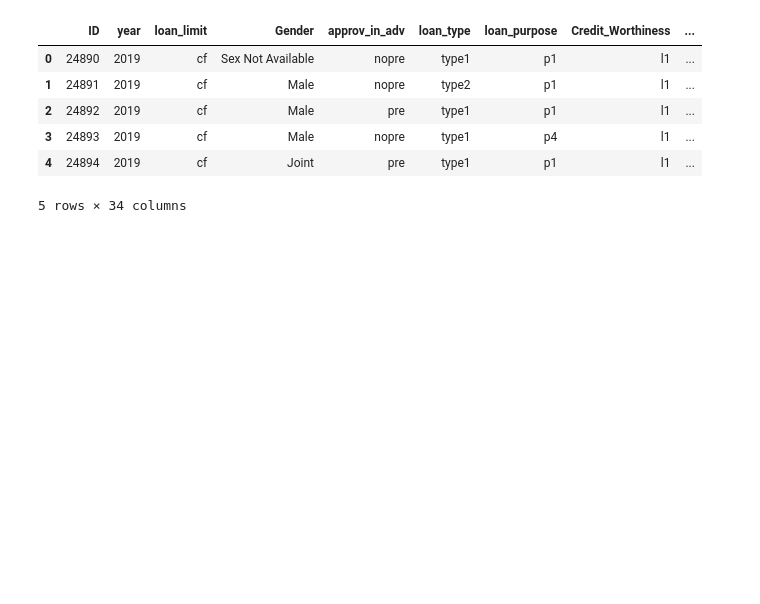
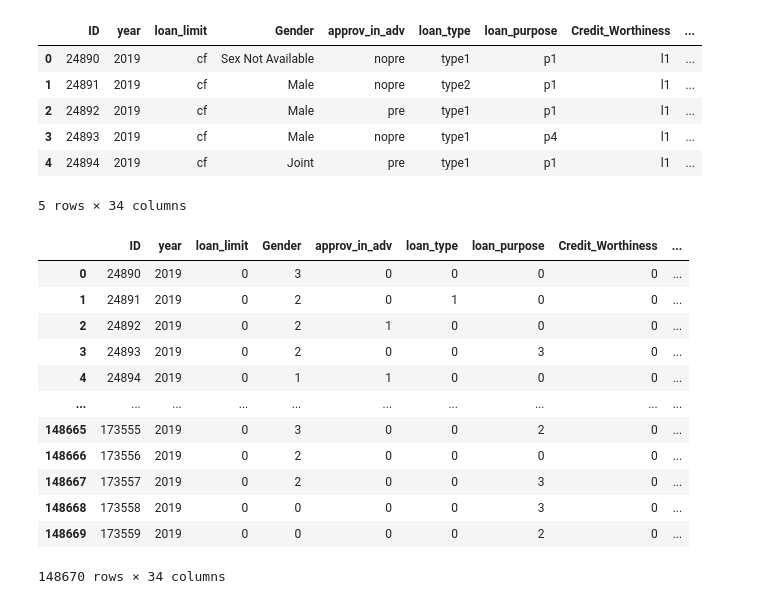
Before and after one commit to springboardmentor846-alt/CreditPathAI, a Jupyter notebook: notebooks/Milestone4.ipynb, the cells around one changed output. Cells and saved outputs as stored; diff of their text form; code cells hidden in the pictures; blank space fills up the shorter version.

```diff
--- a/notebooks/Milestone4.ipynb
+++ b/notebooks/Milestone4.ipynb
@@ -23,10 +21,12 @@ x = df.drop( ["ID"], axis=1)
-# %%
-# numeric and categorical separation
-num_cols = df.select_dtypes(include=['int64', 'float64']).columns
-cat_cols = df.select_dtypes(include=['object']).columns
-
-# fill missing numeric values
-df[num_cols] = df[num_cols].fillna(df[num_cols].median())
-
-# fill missing categorical values
-df[cat_cols] = df[cat_cols].fillna(df[cat_cols].mode().iloc[0])
+# %%
+# Convert all object columns to category codes
+for col in df.columns:
+    if df[col].dtype == 'object':
+        df[col] = df[col].astype('category').cat.codes
+
+# Fill missing values
+df = df.fillna(df.median(numeric_only=True))
+df = df.fillna(df.mode().iloc[0])
+
+# Ensure target column is integer
+df["Status"] = df["Status"].astype(int)
@@ -32,0 +36,16 @@ df[cat_cols] = df[cat_cols].fillna(df[cat_cols].mode().iloc[0])
+# %%
+df
+# %% [output]
+|  | ID | year | loan_limit | Gender | approv_in_adv | loan_type | loan_purpose | Credit_Worthiness | ... |
+| 0 | 24890 | 2019 | 0 | 3 | 0 | 0 | 0 | 0 | ... |
+| 1 | 24891 | 2019 | 0 | 2 | 0 | 1 | 0 | 0 | ... |
+| 2 | 24892 | 2019 | 0 | 2 | 1 | 0 | 0 | 0 | ... |
+| 3 | 24893 | 2019 | 0 | 2 | 0 | 0 | 3 | 0 | ... |
+| 4 | 24894 | 2019 | 0 | 1 | 1 | 0 | 0 | 0 | ... |
+| ... | ... | ... | ... | ... | ... | ... | ... | ... | ... |
+| 148665 | 173555 | 2019 | 0 | 3 | 0 | 0 | 2 | 0 | ... |
+| 148666 | 173556 | 2019 | 0 | 2 | 0 | 0 | 0 | 0 | ... |
+| 148667 | 173557 | 2019 | 0 | 2 | 0 | 0 | 3 | 0 | ... |
+| 148668 | 173558 | 2019 | 0 | 0 | 0 | 0 | 3 | 0 | ... |
+| 148669 | 173559 | 2019 | 0 | 0 | 0 | 0 | 2 | 0 | ... |
+148670 rows × 34 columns
```
Also changed, not shown: parts of 15 cells of this notebook, 47 other files.
